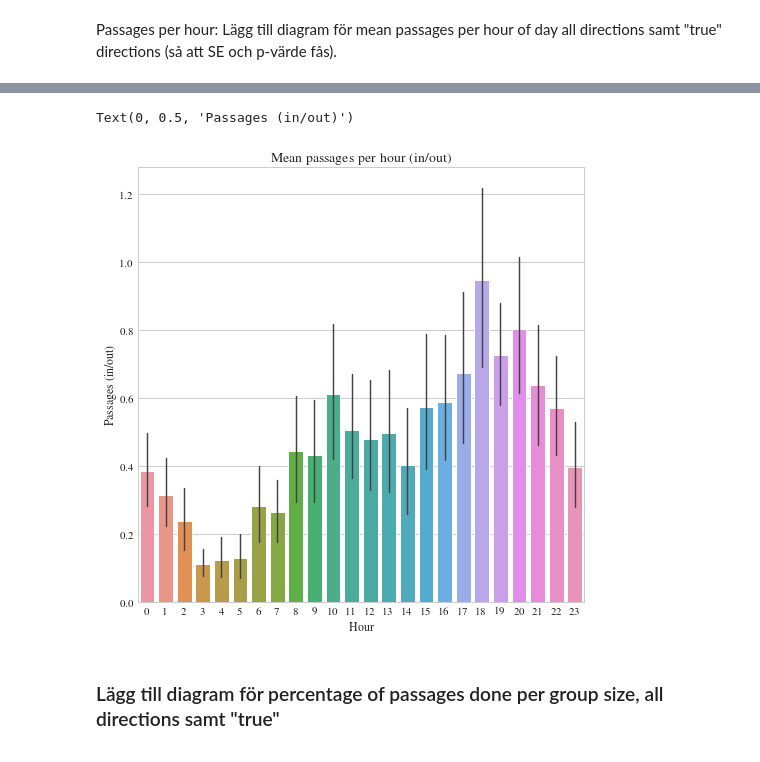
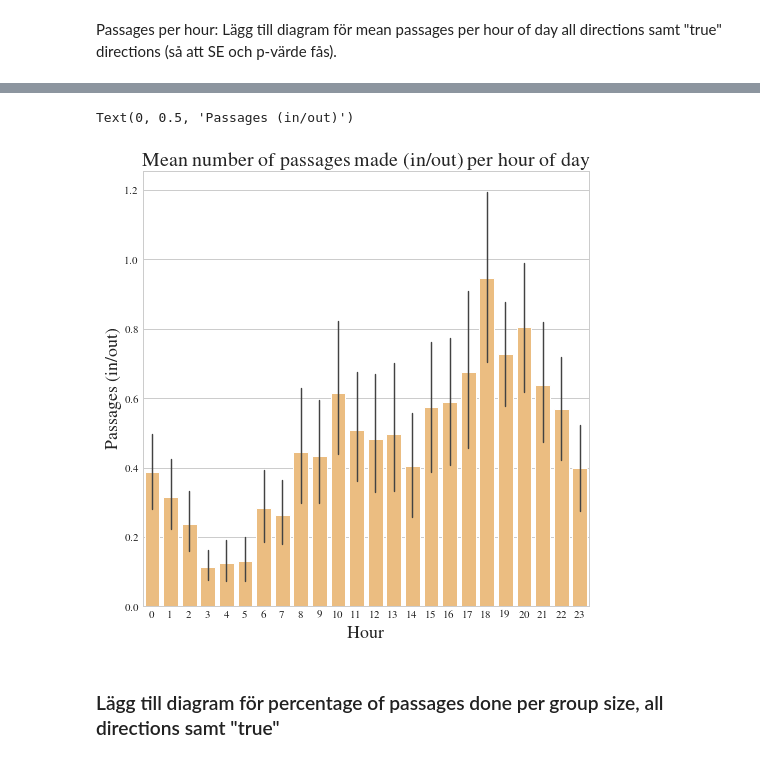
Before and after one commit to maxlund/johannas, a Jupyter notebook: sveas_times.ipynb, the cells around one changed output, grey strips where cells are left out. Cells and saved outputs as stored; diff of their text form; code cells hidden in the pictures.

```diff
--- a/sveas_times.ipynb
+++ b/sveas_times.ipynb
@@ -801,8 +805,8 @@ year_dfs = [
 fig, axes = plt.subplots(1,3, figsize=(16,6))
 axes = axes.flatten()
 fig.suptitle(
-    'Mean passages (in/out) per day in the months of different years',
-    fontsize=15,
+    'Mean number of passages made (in/out) per day by months of the three years of study',
+    fontsize=20,
     y=1.04
 )
 for ax, y_df in zip(axes, year_dfs):
@@ -814,12 +818,12 @@ for ax, y_df in zip(axes, year_dfs):
             ax=ax)
     this_year = '-'.join(y_df['year'].unique())
     ax.set_xlabel('')
-    ax.set_ylabel('Passages', fontsize=16)
+    ax.set_ylabel('Passages (in/out)', fontsize=18)
     ax.set_title(
-        f'Year: {this_year}')
+        f'Year: {this_year}', fontsize=18)
     labels = ax.xaxis.get_majorticklabels()
-    ax.set_xticklabels(labels, rotation=45, ha='right', minor=False, fontsize=16)
-    ax.tick_params(axis='both', which='major', labelsize=16)
+    ax.set_xticklabels(labels, rotation=45, ha='right', minor=False, fontsize=18)
+    ax.tick_params(axis='both', which='major', labelsize=18)
     ax.set_ylim([0, 22.5])
     #ax.xaxis.set_tick_params(rotation=45)
 
@@ -1757,16 +1769,16 @@ hour_true_df = add_missing_hours(true_hour_grouped[['date', 'hour', 'passage']])
 # %%
 fig, ax = plt.subplots(1, figsize=(8,8))
 sns.barplot(x='hour',
             y='passage',
             data=hour_true_df,
-            #palette=p,
+            palette=[palette[6]],
             ax=ax)
-ax.set_title('Mean passages per hour (in/out)', fontsize=14)
-ax.set_xlabel('Hour')
-ax.set_ylabel('Passages (in/out)')
+ax.set_title('Mean number of passages made (in/out) per hour of day', fontsize=20)
+ax.set_xlabel('Hour', fontsize=18)
+ax.set_ylabel('Passages (in/out)', fontsize=18)
 # %% [output]
 Text(0, 0.5, 'Passages (in/out)')
-[figure, old version]
+[figure, new version]
 # %% [markdown]
 ### Lägg till diagram för percentage of passages done per group size, all directions samt "true"
 # %% [markdown]
```
Also changed, not shown: parts of 64 cells of this notebook.
